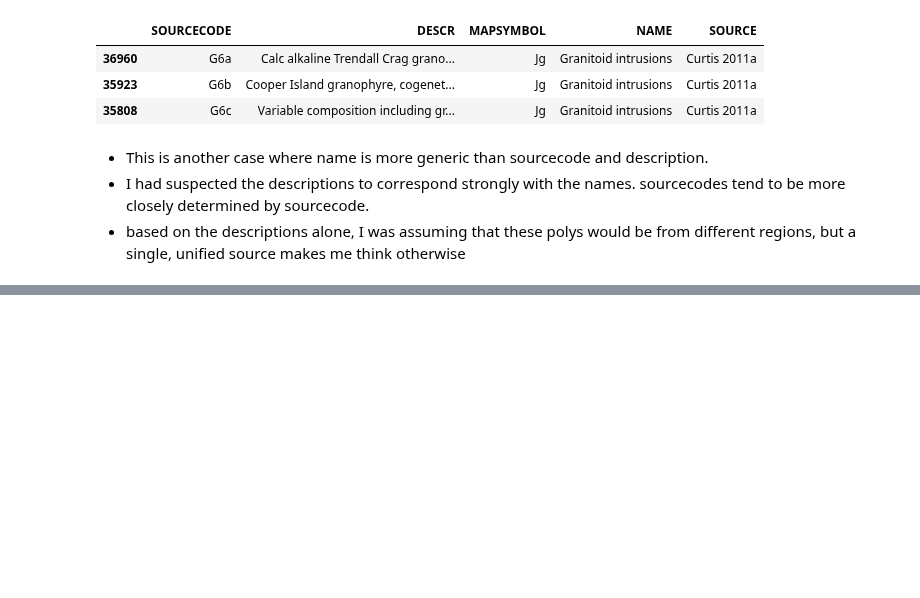
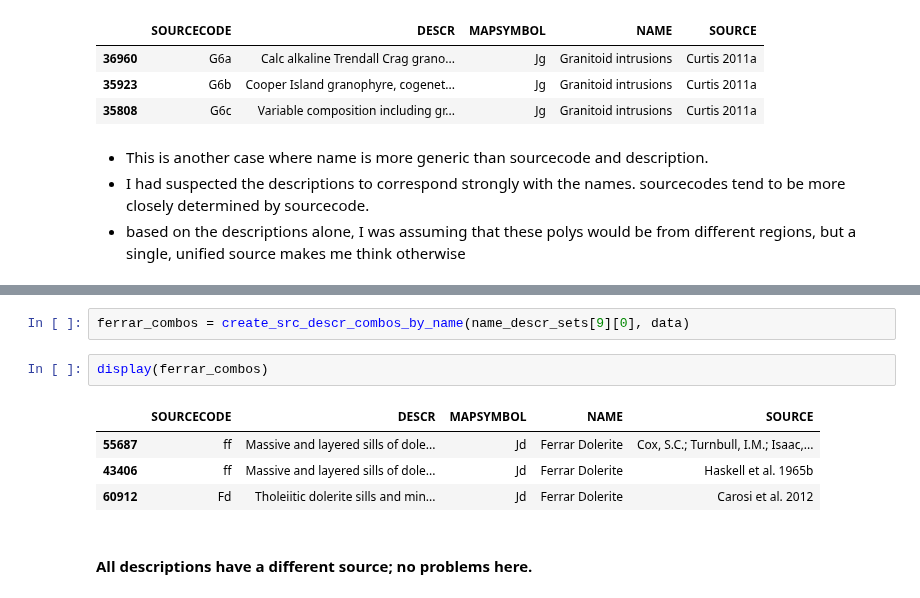
Before and after one commit to selkind/GeoMap, a Jupyter notebook: name_descr_investigation.ipynb, the cells around one changed output, grey strips where cells are left out. Drawn from its saved outputs; the diff is of its cells as text; blank space fills up the shorter version.

```diff
--- a/name_descr_investigation.ipynb
+++ b/name_descr_investigation.ipynb
@@ -405,0 +440,11 @@ display(granitoid_intrusion_combos)
+# %%
+ferrar_combos = create_src_descr_combos_by_name(name_descr_sets[9][0], data)
+# %%
+display(ferrar_combos)
+# %% [output]
+|  | SOURCECODE | DESCR | MAPSYMBOL | NAME | SOURCE |
+| 55687 | ff | Massive and layered sills of dole... | Jd | Ferrar Dolerite | Cox, S.C.; Turnbull, I.M.; Isaac,... |
+| 43406 | ff | Massive and layered sills of dole... | Jd | Ferrar Dolerite | Haskell et al. 1965b |
+| 60912 | Fd | Tholeiitic dolerite sills and min... | Jd | Ferrar Dolerite | Carosi et al. 2012 |
+# %% [markdown]
+#### All descriptions have a different source; no problems here.
```
Also changed, not shown: parts of 21 cells of this notebook.
